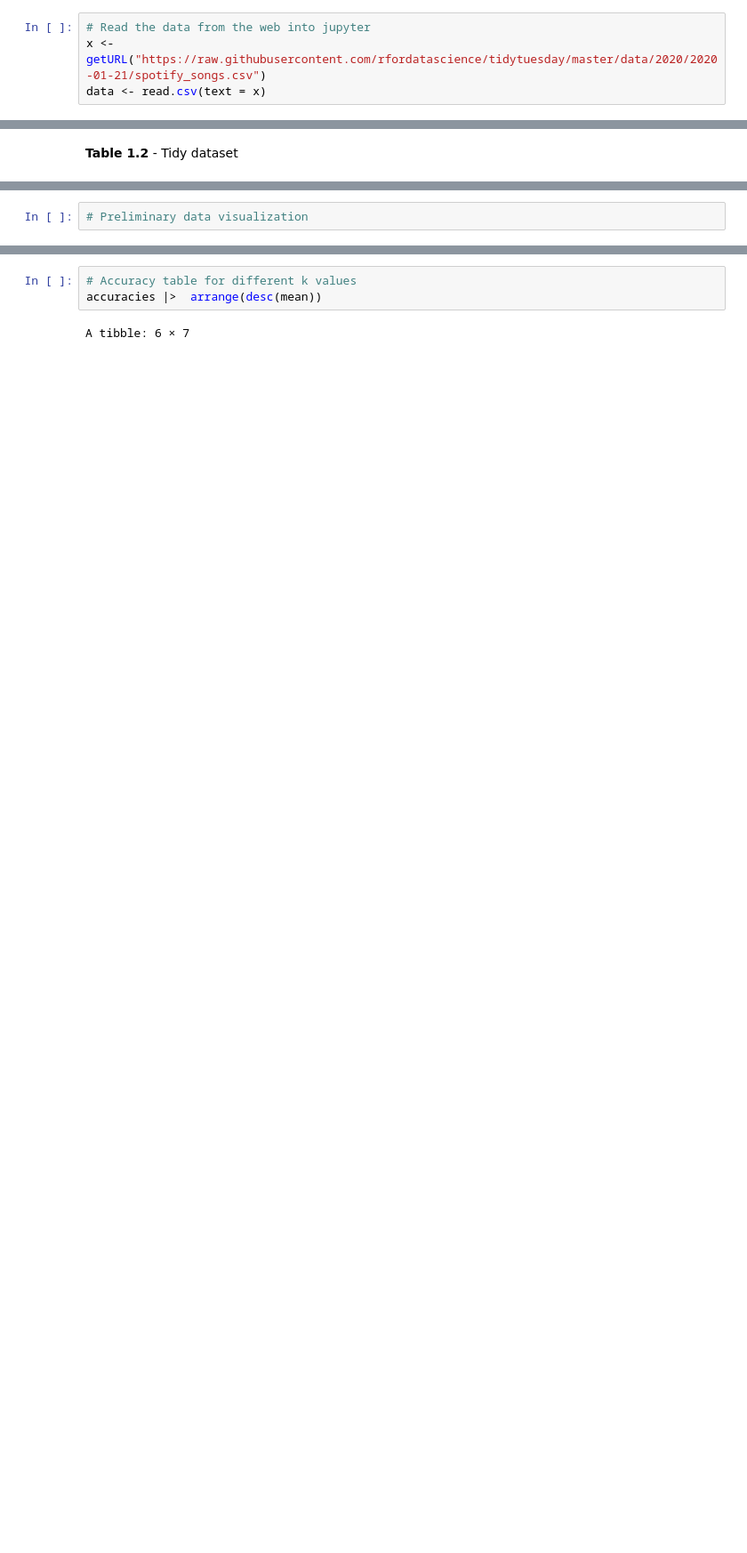
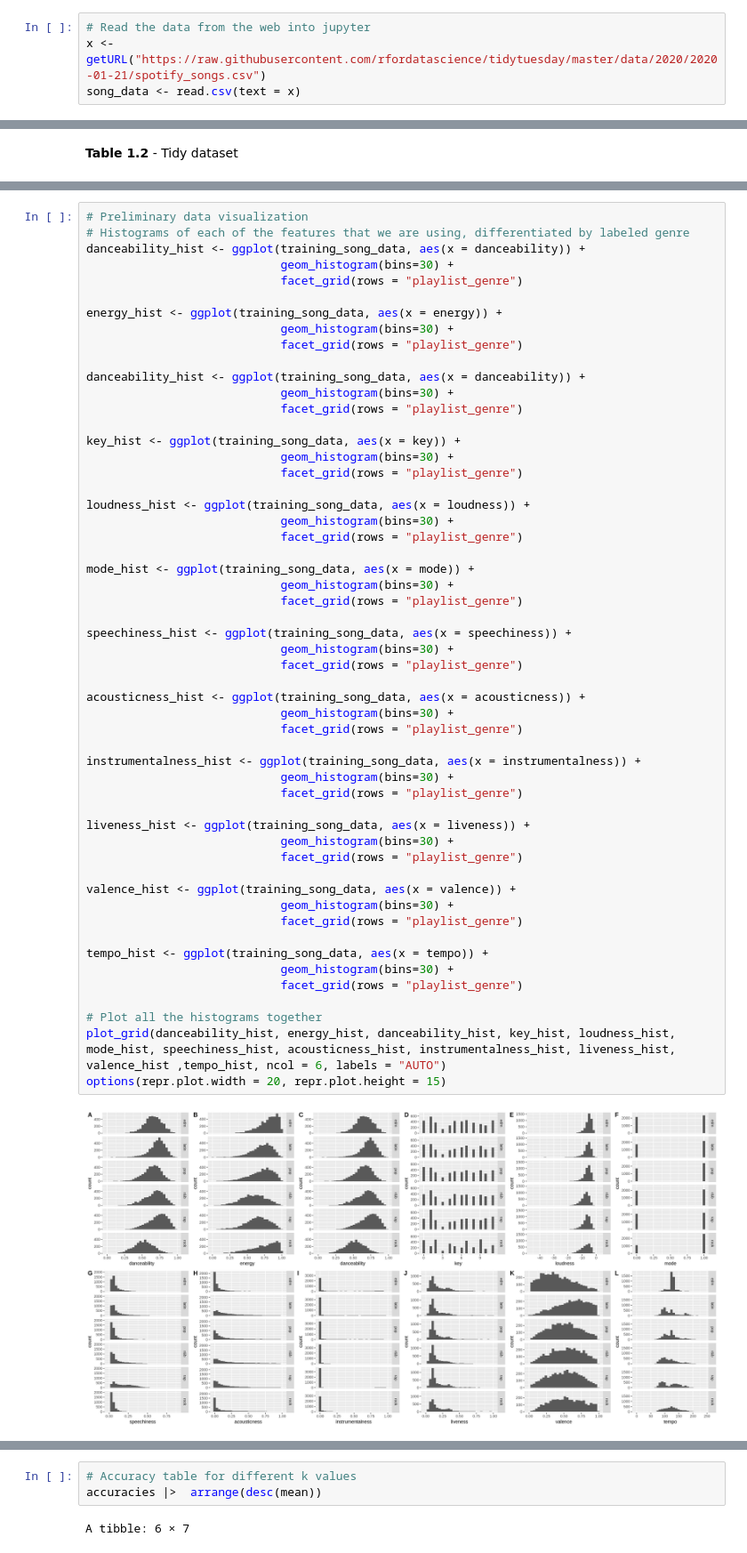
Before and after one commit to DSCI-310-2023/dsci-310-group-04, a Jupyter notebook: Project.ipynb, the cells around one changed output, grey strips where cells are left out. Shown at 89% size. Saved outputs shown, nothing was run; the diff lists cells and outputs as text; blank space fills up the shorter version.

```diff
--- a/Project.ipynb
+++ b/Project.ipynb
@@ -28,6 +33,6 @@ The following object is masked from ‘package:tidyr’:
 # %%
 # Read the data from the web into jupyter
 x <- getURL("https://raw.githubusercontent.com/rfordatascience/tidytuesday/master/data/2020/2020-01-21/spotify_songs.csv")
-data <- read.csv(text = x)
+song_data <- read.csv(text = x)
 # %%
 # Ran once to write the data into a local folder, don't need to run again
@@ -100,3 +105,57 @@ A data.frame: 1 × 12
 # %%
 # Preliminary data visualization
+# Histograms of each of the features that we are using, differentiated by labeled genre
+danceability_hist <- ggplot(training_song_data, aes(x = danceability)) +
+                            geom_histogram(bins=30) +
+                            facet_grid(rows = "playlist_genre")
+
+energy_hist <- ggplot(training_song_data, aes(x = energy)) +
+                            geom_histogram(bins=30) +
+                            facet_grid(rows = "playlist_genre")
+
+danceability_hist <- ggplot(training_song_data, aes(x = danceability)) +
+                            geom_histogram(bins=30) +
+                            facet_grid(rows = "playlist_genre")
+
+key_hist <- ggplot(training_song_data, aes(x = key)) +
+                            geom_histogram(bins=30) +
+                            facet_grid(rows = "playlist_genre")
+
+loudness_hist <- ggplot(training_song_data, aes(x = loudness)) +
+                            geom_histogram(bins=30) +
+                            facet_grid(rows = "playlist_genre")
+
+mode_hist <- ggplot(training_song_data, aes(x = mode)) +
+                            geom_histogram(bins=30) +
+                            facet_grid(rows = "playlist_genre")
+
+speechiness_hist <- ggplot(training_song_data, aes(x = speechiness)) +
+                            geom_histogram(bins=30) +
+                            facet_grid(rows = "playlist_genre")
+
+acousticness_hist <- ggplot(training_song_data, aes(x = acousticness)) +
+                            geom_histogram(bins=30) +
+                            facet_grid(rows = "playlist_genre")
+
+instrumentalness_hist <- ggplot(training_song_data, aes(x = instrumentalness)) +
+                            geom_histogram(bins=30) +
+                            facet_grid(rows = "playlist_genre")
+
+liveness_hist <- ggplot(training_song_data, aes(x = liveness)) +
+                            geom_histogram(bins=30) +
+                            facet_grid(rows = "playlist_genre")
+
+valence_hist <- ggplot(training_song_data, aes(x = valence)) +
+                            geom_histogram(bins=30) +
+                            facet_grid(rows = "playlist_genre")
+
+tempo_hist <- ggplot(training_song_data, aes(x = tempo)) +
+                            geom_histogram(bins=30) +
+                            facet_grid(rows = "playlist_genre")
+
+# Plot all the histograms together
+plot_grid(danceability_hist, energy_hist, danceability_hist, key_hist, loudness_hist, mode_hist, speechiness_hist, acousticness_hist, instrumentalness_hist, liveness_hist, valence_hist ,tempo_hist, ncol = 6, labels = "AUTO")
+options(repr.plot.width = 20, repr.plot.height = 15)
+# %% [output]
+[figure, added]
 # %% [markdown]
```
Also changed, not shown: parts of 19 cells of this notebook.
